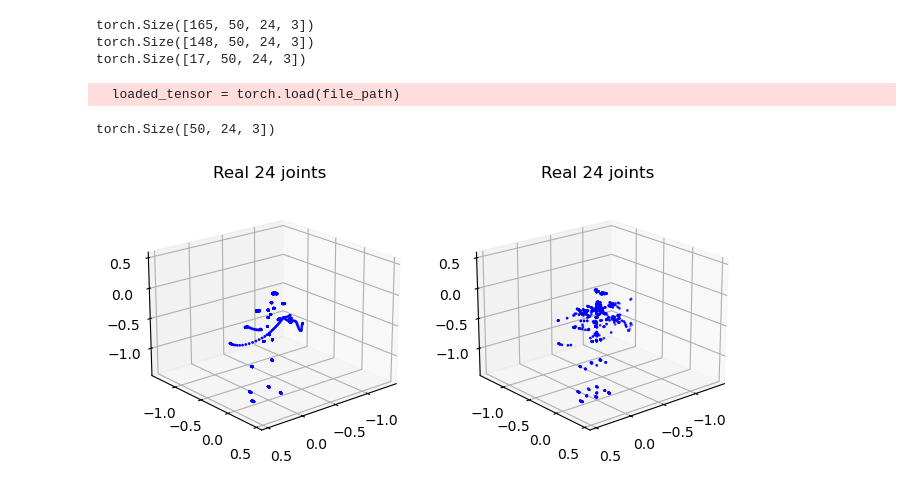
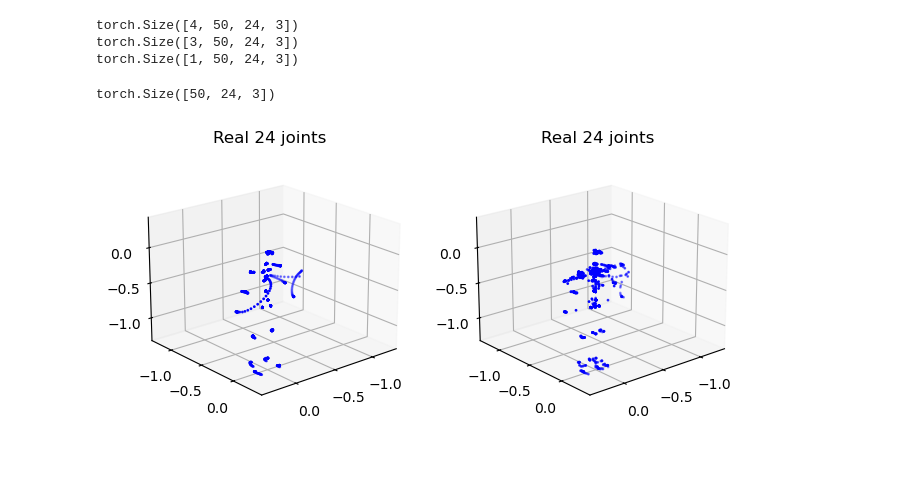
Before and after one commit to JeanVanDyk/Latent-process-identification, a Jupyter notebook: main_notebook_amass.ipynb, the cells around one changed output. Drawn from its saved outputs; the diff is of its cells as text; code cells hidden in the pictures; blank space fills up the shorter version.

```diff
--- a/main_notebook_amass.ipynb
+++ b/main_notebook_amass.ipynb
@@ -8,10 +8,8 @@ from models.DAE_amass import LitDAE
 from torch.utils.data import DataLoader
 from pytorch_lightning.loggers import TensorBoardLogger
 # %%
-# Setup data
-
 # Data from all files
-root_dir = r"D:\\Document\\Ressources Machine Learning\\Stage CROSSING\\autoencoder\\data"
+root_dir = "data"
 
 # Traverse through all files to load .pt files
 # Check the shape of all downloaded data until now
@@ -40,47 +38,46 @@ batch_size = 8
 train_loader = DataLoader(train_tensor, batch_size=batch_size, shuffle=True)
 valid_loader = DataLoader(val_tensor, batch_size=batch_size, shuffle=True)
 # %% [output]
-torch.Size([165, 50, 24, 3])
-torch.Size([148, 50, 24, 3])
-torch.Size([17, 50, 24, 3])
+torch.Size([4, 50, 24, 3])
+torch.Size([3, 50, 24, 3])
+torch.Size([1, 50, 24, 3])
-  loaded_tensor = torch.load(file_path)
 # %%
 # Print a ground truth example
 
-real_joints24 = train_tensor[5]
+real_joints24 = train_tensor[0]
 
 # Print a masked example
 
-masked = train_tensor[5].clone()
+masked = train_tensor[0].clone()
 mask = (torch.rand_like(masked) > 0.3).float()
 masked = masked * mask
 print(masked.shape)
 
 fig = plt.figure(figsize=(12, 6))
 ax1 = fig.add_subplot(131, projection='3d')
 ax2 = fig.add_subplot(132, projection='3d')
 
 
 ax1.scatter(real_joints24[:,:,0], real_joints24[:,:,2], real_joints24[:,:,1], c='b', marker='o', s=1)
 ax1.set_title("Real 24 joints")
 val_min = real_joints24.min()
 val_max = real_joints24.max()
 ax1.set_xlim(val_min, val_max)
 ax1.set_ylim(val_min, val_max)
 ax1.set_zlim(val_min, val_max)
 ax1.view_init(elev=20, azim=50)
 
 ax2.scatter(masked[:,:,0], masked[:,:,2], masked[:,:,1], c='b', marker='o', s=1)
 ax2.set_title("Real 24 joints")
 val_min = real_joints24.min()
 val_max = real_joints24.max()
 ax2.set_xlim(val_min, val_max)
 ax2.set_ylim(val_min, val_max)
 ax2.set_zlim(val_min, val_max)
 ax2.view_init(elev=20, azim=50)
 # %% [output]
 torch.Size([50, 24, 3])
-[figure, old version]
+[figure, new version]
 # %%
 logger = TensorBoardLogger("./tensorboard")
 
```
Also changed, not shown: parts of 2 cells of this notebook.
